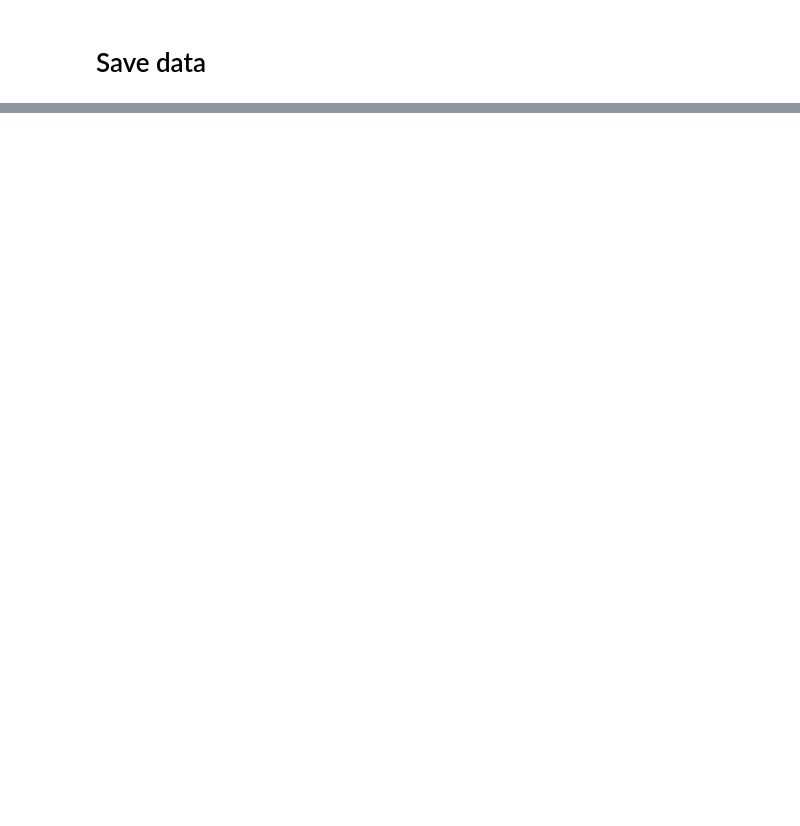
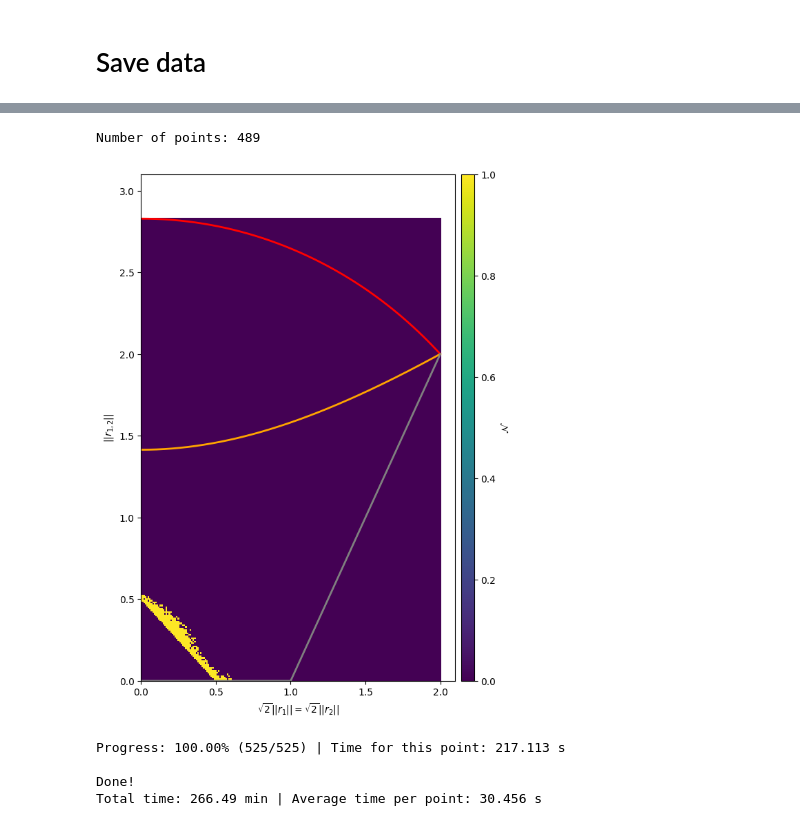
Before and after one commit to Garcia-Velo/-2024--bloch-lengths, a Jupyter notebook: notebooks/experiments/two_qutrits/sym_plane.ipynb, the cells around one changed output, grey strips where cells are left out. Cells and saved outputs as stored; diff of their text form; code cells hidden in the pictures; blank space fills up the shorter version.

Commit message:
repeat instability v.1.2

```diff
--- a/notebooks/experiments/two_qutrits/sym_plane.ipynb
+++ b/notebooks/experiments/two_qutrits/sym_plane.ipynb
@@ -197,0 +188,5 @@ np.savez(data_dir / "trace_norm_exact.npz",
+# %%
+ent = np.load(data_dir / "trace_norm_exact.npz")
+
+ent_max = ent["max"]
+ent_min = ent["min"]
@@ -197,0 +223,68 @@ np.savez(data_dir / "trace_norm_exact.npz",
+# %%
+mask_mix = Z > 0.5 - np.sqrt(2) * X
+ent_repeat = (np.abs(0.5 * (ent_max - 1)) < 1e-10) & mask_mix
+indices = np.where(ent_repeat)
+total_points = len(indices[0])
+print(f"Number of points:", total_points)
+
+fig, ax = plt.subplots(figsize=(6, 8), constrained_layout=True)
+
+Dt, Dz = ent_max.shape
+t = np.linspace(0, 2, Dt)
+x = t / np.sqrt(2)
+z = np.linspace(0, 2*np.sqrt(2), Dz)
+
+X, Z = np.meshgrid(x, z, indexing='ij')
+
+mesh = ax.pcolormesh(np.sqrt(2) * X, Z, ent_repeat, shading='auto', cmap='viridis', vmin=0, vmax=1)
+
+t = np.linspace(0, 2, 1000)
+x = t / np.sqrt(2)
+z_upper = compute_bipartite_region_upper(3, x, x)
+z_ent = compute_bipartite_region_ent(3, x, x)
+z_lower = compute_bipartite_region_lower([3, 3], x, x)
+
+ax.set(xlabel = r"$\sqrt{2} || r_1 || = \sqrt{2} || r_2 ||$", ylabel = r"$||r_{1, 2}||$", xlim = (0, 2.1), ylim = (0, 3.1),
+       xticks=np.arange(0, 2.1, 0.5), yticks=np.arange(0, 3.1, 0.5))
+ax.plot(t, z_upper, 'red', linewidth=2)
+ax.plot(t, z_ent, 'orange', linewidth=2)
+ax.plot(t, z_lower, 'grey', linewidth=2)
+
+cbar = fig.colorbar(mesh, ax=ax, label=r'$\mathcal{N}$', pad=0.02, aspect=40, shrink=1)
+cbar.set_ticks(list(np.linspace(0, 1, 6)))
+
+plt.show()
+# %% [output]
+Number of points: 489
+[figure, added]
+# %%
+run_kwargs = {"dim": dim, "tensor_basis": tensor_basis, "subset_index_map": subset_index_map,
+              "optimization": "maximize", "metric": "partial_trace_norm", "cholesky_opt": True, "exact_jac": True}
+
+times = []
+for counter, (idx, jdx) in enumerate(zip(indices[0], indices[1]), 1):
+    t0 = time.time()
+
+    x_val = X[idx, jdx]
+    z_val = Z[idx, jdx]
+
+    Rt = {(1,): float(x_val), (2,): float(x_val), (1, 2): float(z_val)}
+    run_kwargs["Rt"] = Rt
+
+    optimization_result = run_hard(run_kwargs, attempts=500)
+
+    ent_max[idx, jdx] = optimization_result.metric_final
+
+    tf = time.time()
+    times.append(tf-t0)
+
+    percent_complete = (counter / total_points) * 100
+    print(f"\rProgress: {percent_complete:.2f}% ({counter}/{total_points}) | Time for this point: {tf-t0:.3f} s", end="", flush=True)
+
+print(f"\n\nDone!")
+print(f"Total time: {sum(times)/60:.2f} min | Average time per point: {sum(times)/total_points:.3f} s", )
+# %% [output]
+Progress: 100.00% (525/525) | Time for this point: 217.113 s
+
+Done!
+Total time: 266.49 min | Average time per point: 30.456 s
```
Also changed, not shown: parts of 5 cells of this notebook, 11 other files.
